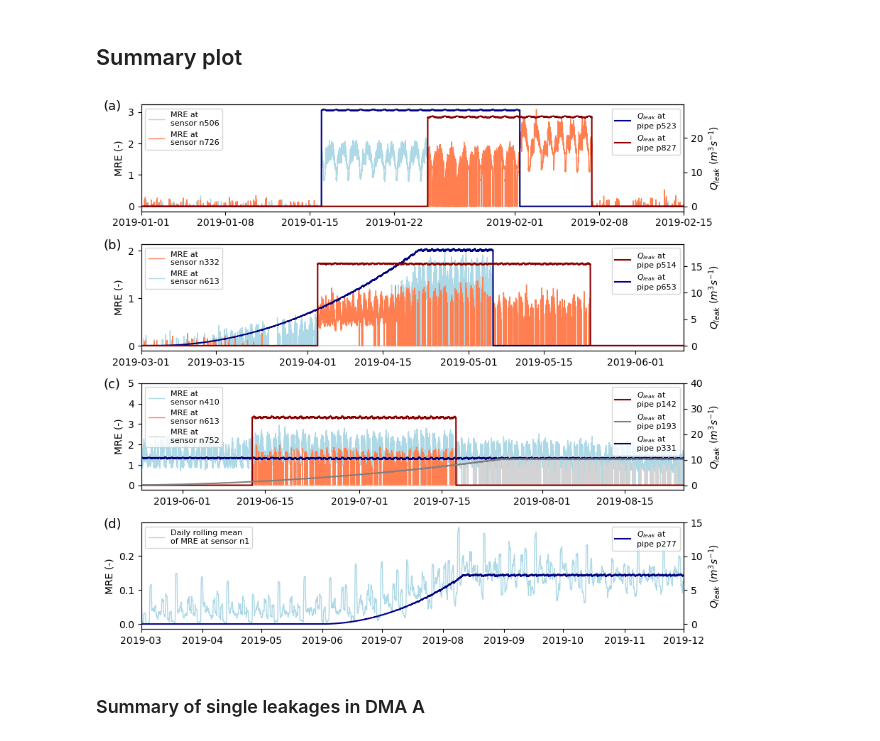
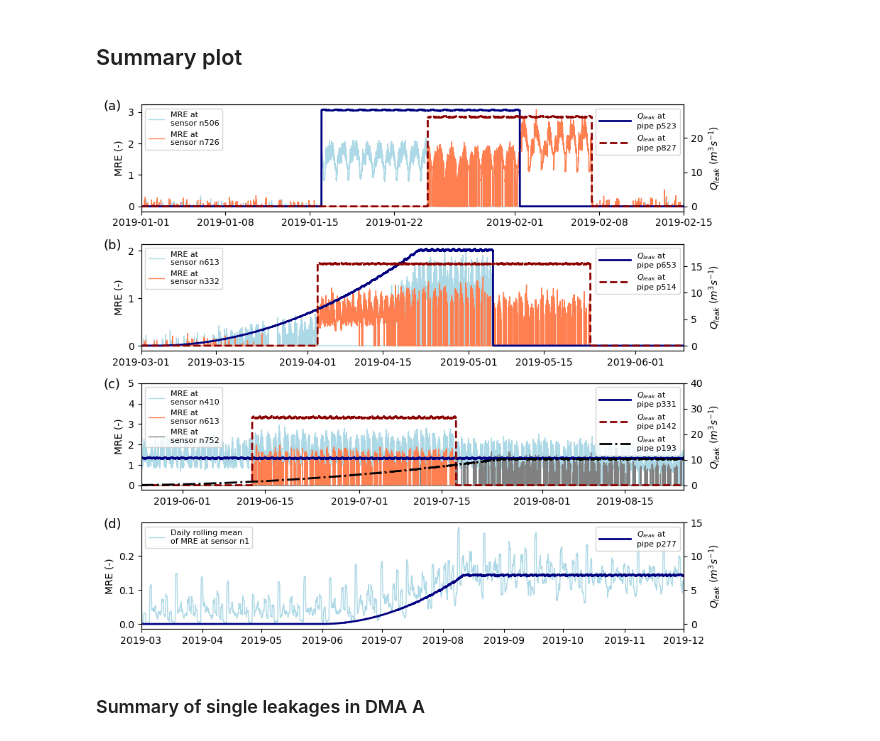
Before and after one commit to SWN-group-at-TU-Berlin/LILA, a Jupyter notebook: LI/2019_leakage_identification.ipynb, the cells around one changed output. Cells and saved outputs as stored; diff of their text form; code cells hidden in the pictures.

Commit message:
update figures

```diff
--- a/LI/2019_linear_regression_and_error_analysis.ipynb
+++ b/LI/2019_leakage_identification.ipynb
@@ -553,13 +553,14 @@ Time to detection 1 days 20:15:00
 # %% [markdown]
 ## Summary plot
 # %%
-c_MAS = ['lightblue','coral','lightgrey']
-c_leak = ['navy','darkred','grey']
+c_MAS = ['lightblue','coral','grey']
+c_leak = ['navy','darkred','black']
 leaks = [['p523','p827'],['p653','p514'],['p331','p142','p193'],['p277']]
 xlim = [['2019-01','2019-02-15'],['2019-03','2019-06-10'],['2019-05-25','2019-08-25'],['2019-03','2019-12']]
 ylim = [[0,0],[0,0],[-0.22,5],[0,0]]
 y2lim = [[0,0],[0,0],[-1.8,40],[-0.75,15]]
 title = ['a','b','c','d']
+ls = ['-','--','-.']
 
 f,axs = plt.subplots(4,sharex=False,figsize=(9,8))
 for i_ax,ax in enumerate(axs):
@@ -568,38 +569,38 @@ for i_ax,ax in enumerate(axs):
     formatter.offset_formats[2] = '%Y'
     ax.get_xaxis().set_major_locator(locator)
     ax.get_xaxis().set_major_formatter(formatter)
     ax.set_xlim(pd.to_datetime(xlim[i_ax][0]),pd.to_datetime(xlim[i_ax][1]))
     ax.set_xlabel('')
     ax.set_ylabel('MRE (-)')
     ax.set_yticks([0,1,2,3,4,5,6])
     ax.text(-0.07,0.95,'({})'.format(title[i_ax]), transform=ax.transAxes,fontsize=13)
     ax2 = ax.twinx()
     ax2.set_ylabel('$Q_{leak}$ ($m^3 s^{-1}$)')
     if i_ax==3:
         ax.set_yticks([0,0.1,0.2,0.3,0.4,0.5,0.6])
 
     for i,leak_id in enumerate(leaks[i_ax]):
         if leak_id =='p277':
             ax.plot(MRE_C[detections[leak_id]['MAS']].rolling('D').mean(),label='Daily rolling mean\nof MRE at sensor {}'.format(detections[leak_id]['MAS']),color=c_MAS[i],lw=1)
         else:
             ax.plot(MRE_A[detections[leak_id]['MAS']],label='MRE at\nsensor {}'.format(detections[leak_id]['MAS']),color=c_MAS[i],lw=1)
-        ax2.plot(leak_signals[leak_id],label='$Q_{leak}$ at\npipe %(leak_id)s' %{'leak_id':leak_id},color=c_leak[i])
+        ax2.plot(leak_signals[leak_id],label='$Q_{leak}$ at\npipe %(leak_id)s' %{'leak_id':leak_id},color=c_leak[i],ls=ls[i],lw=2)
     handles, labels = ax.get_legend_handles_labels()
-    labels, handles = zip(*sorted(zip(labels, handles), key=lambda t: t[0]))
+    #labels, handles = zip(*sorted(zip(labels, handles), key=lambda t: t[0]))
     ax.legend(handles, labels, loc=2, prop={'size':8})
     handles, labels = ax2.get_legend_handles_labels()
-    labels, handles = zip(*sorted(zip(labels, handles), key=lambda t: t[0]))
-    ax2.legend(handles, labels, loc=1, prop={'size':8})
+    #labels, handles = zip(*sorted(zip(labels, handles), key=lambda t: t[0]))
+    ax2.legend(handles, labels, loc=1, prop={'size':8},handlelength=4)
     if not (ylim[i_ax][0]==0 and ylim[i_ax][1]==0):
         ax.set_ylim(ylim[i_ax][0],ylim[i_ax][1])
     if not (y2lim[i_ax][0]==0 and y2lim[i_ax][1]==0):
         ax2.set_ylim(y2lim[i_ax][0],y2lim[i_ax][1])
 
 f.tight_layout()
 f.savefig('leakage_identification.png',dpi=300)
 plt.show()
 # %% [output]
-[figure, old version]
+[figure, new version]
 # %% [markdown]
 ### Summary of single leakages in DMA A
 # %%
```
Also changed, not shown: parts of 2 cells of this notebook, 1 other file.
